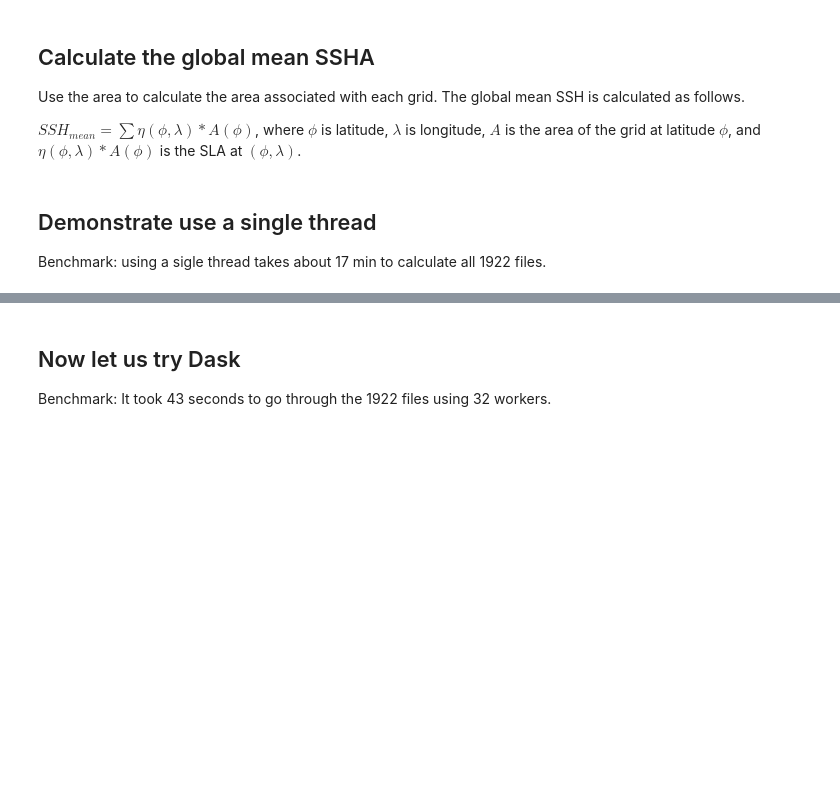
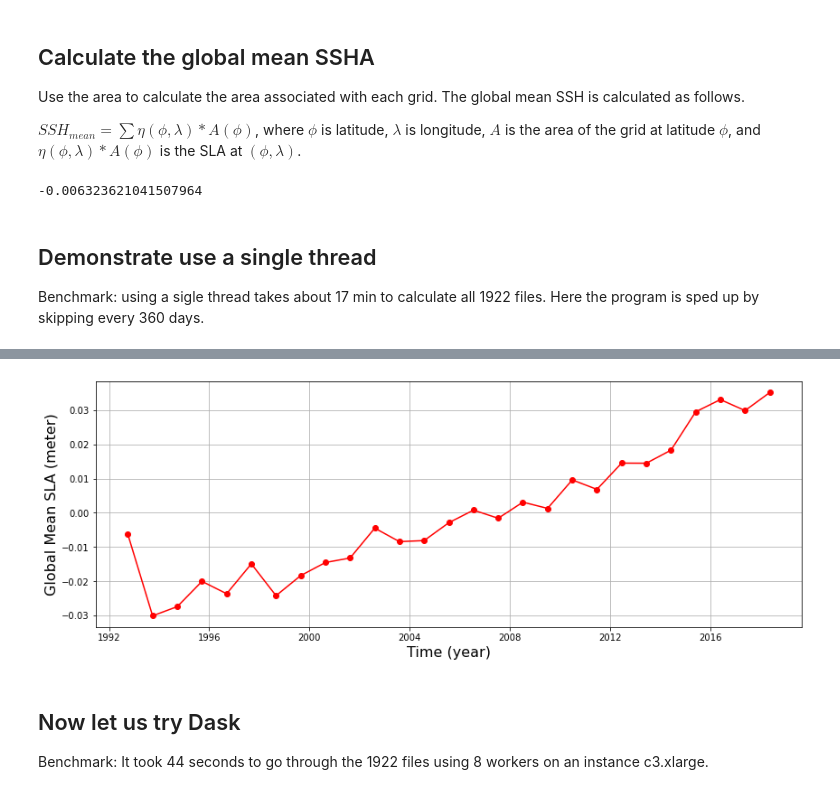
Before and after one commit to podaac/the-coding-club, a Jupyter notebook: notebooks/MEaSUREs-SSH-dask.ipynb, the cells around one changed output, grey strips where cells are left out. Cells and saved outputs as stored; diff of their text form; code cells hidden in the pictures; blank space fills up the shorter version.

```diff
--- a/notebooks/MEaSUREs-SSH-dask.ipynb
+++ b/notebooks/MEaSUREs-SSH-dask.ipynb
@@ -83,8 +105,7 @@ def area(lats):
         out.append(c_area(lat))
     return np.array(out)
 
-ssh_area=np.repeat(area(d.Latitude.data).reshape(1,-1),d.Longitude.size,axis=0)
-gm=ssh_area.sum()
+ssh_area=area(d.Latitude.data).reshape(1,-1)
 # %% [markdown]
 ## Calculate the global mean SSHA
 
@@ -92,21 +113,28 @@ Use the area to calculate the area associated with each grid. The global mean SS
 
 $SSH_{mean} = \sum \eta(\phi,\lambda)*A(\phi)$, where $\phi$ is latitude, $\lambda$ is longitude, $A$ is the area of the grid at latitude $\phi$, and $\eta(\phi,\lambda)*A(\phi)$ is the SLA at $(\phi,\lambda)$.
 # %%
-def global_mean(fn_s3,s3sys):
+def global_mean(fn_s3,s3sys,ssh_area):
     with xr.open_dataset(s3sys.open(fn_s3))['SLA'] as d:
         dout=((d*ssh_area).sum()/(d/d*ssh_area).sum()).values
     return dout
 # %%
-print(global_mean(fns[0],s3sys) )
+print(global_mean(fns[0],s3sys,ssh_area) )
+# %% [output]
+-0.006323621041507964
 # %% [markdown]
 ## Demonstrate use a single thread
 
-Benchmark: using a sigle thread takes about 17 min to calculate all 1922 files.
+Benchmark: using a sigle thread takes about 17 min to calculate all 1922 files. Here the program is sped up by skipping every 360 days.
 # %%
 %%time
 
 result=[]
 
-for fn in fns[:10]:
-    result.append(global_mean(fn,s3sys) )
-plt.plot(time[:10],np.array(result).squeeze())
+for fn in fns[::72]:
+    result.append(global_mean(fn,s3sys,ssh_area) )
+plt.figure(figsize=(14,5))
+plt.plot(time[::72],result,'r-o')
+plt.xlabel('Time (year)',fontsize=16)
+plt.ylabel('Global Mean SLA (meter)',fontsize=16)
+plt.grid(True)
+# %% [output]
@@ -113,7 +143,8 @@ plt.plot(time[:10],np.array(result).squeeze())
+[figure, added]
 # %% [markdown]
 ## Now let us try Dask
 
-Benchmark: It took 43 seconds to go through the 1922 files using 32 workers.
+Benchmark: It took 44 seconds to go through the 1922 files using 8 workers on an instance c3.xlarge.
 # %%
 from dask.distributed import Client
 from dask import delayed,compute
```
Also changed, not shown: parts of 11 cells of this notebook.
